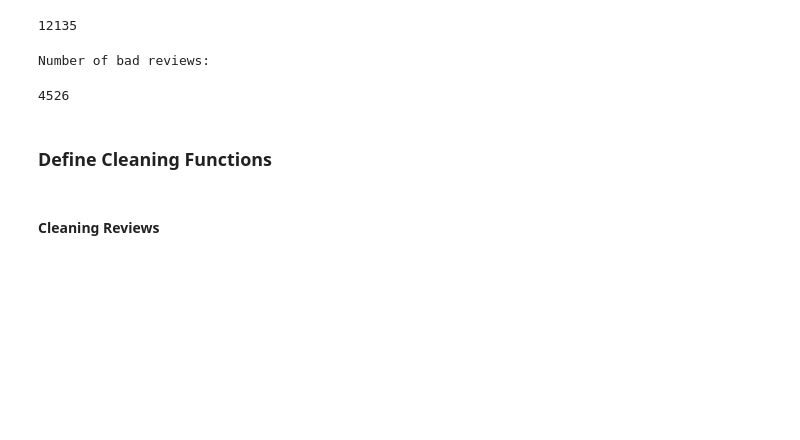
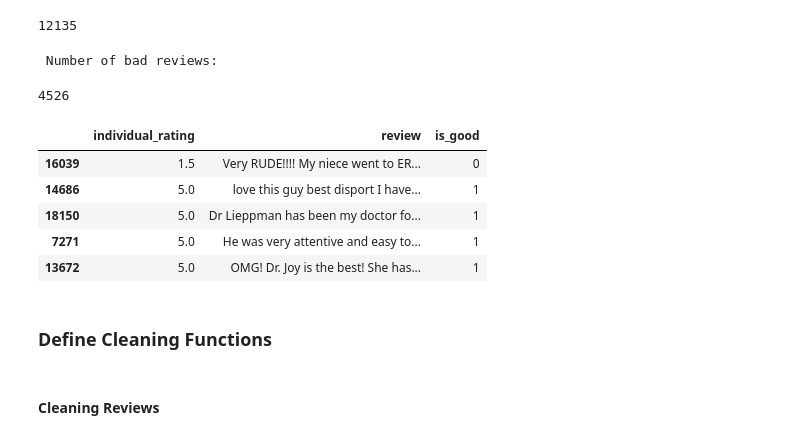
Before and after one commit to KlippL/Doctors_Reviews_NLP, a Jupyter notebook: Review_Analysis.ipynb, the cells around one changed output. Drawn from its saved outputs; the diff is of its cells as text; code cells hidden in the pictures; blank space fills up the shorter version.

```diff
--- a/Review_Analysis.ipynb
+++ b/Review_Analysis.ipynb
@@ -148,4 +155,14 @@ Number of bad reviews:
 4526
+# %%
+random_sub = df_all.sample(n=12000)
+random_sub.head()
+# %% [output]
+|  | individual_rating | review | is_good |
+| 16039 | 1.5 | Very RUDE!!!! My niece went to ER... | 0 |
+| 14686 | 5.0 | love this guy best disport I have... | 1 |
+| 18150 | 5.0 | Dr Lieppman has been my doctor fo... | 1 |
+| 7271 | 5.0 | He was very attentive and easy to... | 1 |
+| 13672 | 5.0 | OMG! Dr. Joy is the best! She has... | 1 |
 # %% [markdown]
 ### Define Cleaning Functions
 # %%
```
Also changed, not shown: parts of 12 cells of this notebook.
